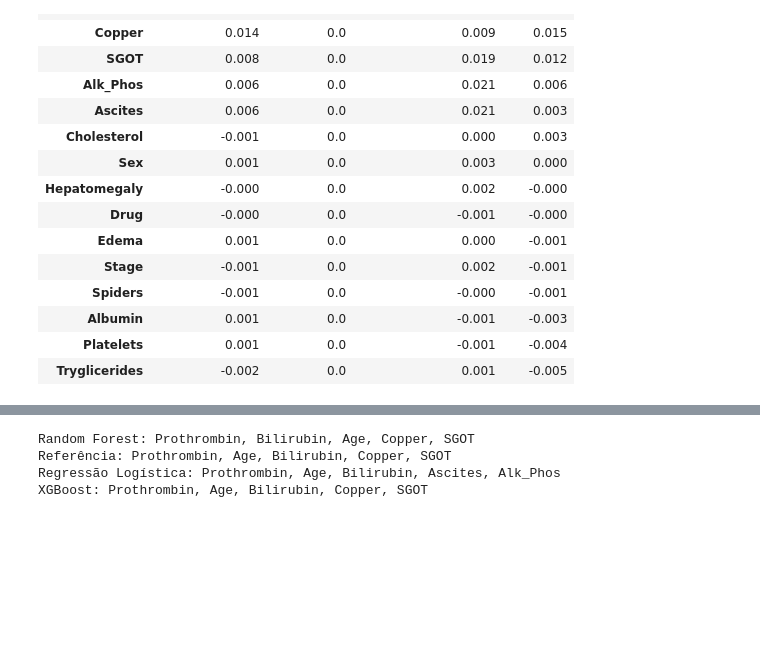
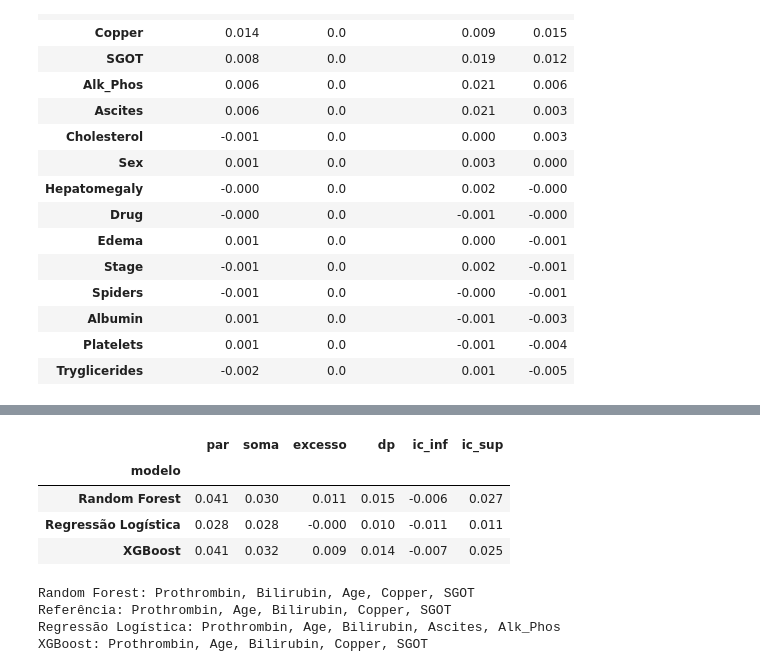
Before and after one commit to AraujoStreicher/pesquisa-academica-ufscar-2026, a Jupyter notebook: main.ipynb, the cells around one changed output, grey strips where cells are left out. Drawn from its saved outputs; the diff is of its cells as text; code cells hidden in the pictures; blank space fills up the shorter version.

Commit message:
correcoes parecer artigo

```diff
--- a/main.ipynb
+++ b/main.ipynb
@@ -383,3 +426,41 @@ plt.show()
+# %%
+def queda(modelo, X_te, y_te, cols):
+    base = roc_auc_score(y_te, modelo.predict_proba(X_te)[:, 1])
+    Xp, quedas = X_te.copy(), []
+    for _ in range(10):
+        Xp[cols] = X_te[cols].values[rng.permutation(len(X_te))]
+        quedas.append(base - roc_auc_score(y_te, modelo.predict_proba(Xp)[:, 1]))
+    return np.mean(quedas)
+# %%
+# TESTE
+# resposta ao parecer
+# Importância agrupada da albumina.
+
+from sklearn.base import clone
+alvo = (dados["Status"] == "D").astype(int)
+rng = np.random.default_rng(SEED)
+
+linhas = []
+for tr, te in cv.split(X, alvo):
+    for nome in modelos_comp:
+        m = clone(modelos[nome]).fit(X.iloc[tr], alvo.iloc[tr])
+        Xte, yte = X.iloc[te], alvo.iloc[te]
+        linhas.append({"modelo": nome,
+                       "par": queda(m, Xte, yte, ["Albumin", "Bilirubin"]),
+                       "soma": queda(m, Xte, yte, ["Albumin"]) + queda(m, Xte, yte, ["Bilirubin"])})
+
+r = pd.DataFrame(linhas).assign(excesso=lambda d: d["par"] - d["soma"])
+tabela4 = r.groupby("modelo").agg(par=("par", "mean"), soma=("soma", "mean"),
+                                  excesso=("excesso", "mean"), dp=("excesso", "std"))
+tabela4["ic_inf"] = tabela4["excesso"] - FATOR_IC * tabela4["dp"]
+tabela4["ic_sup"] = tabela4["excesso"] + FATOR_IC * tabela4["dp"]
+tabela4.round(3)
+# %% [output]
+|  | par | soma | excesso | dp | ic_inf | ic_sup |
+| modelo |  |  |  |  |  |  |
+| Random Forest | 0.041 | 0.030 | 0.011 | 0.015 | -0.006 | 0.027 |
+| Regressão Logística | 0.028 | 0.028 | -0.000 | 0.010 | -0.011 | 0.011 |
+| XGBoost | 0.041 | 0.032 | 0.009 | 0.014 | -0.007 | 0.025 |
 # %%
 for modelo in imp_media.columns:
     print(f"{modelo}: {', '.join(imp_media[modelo].nlargest(5).index)}")
```
Also changed, not shown: parts of 5 cells of this notebook.
